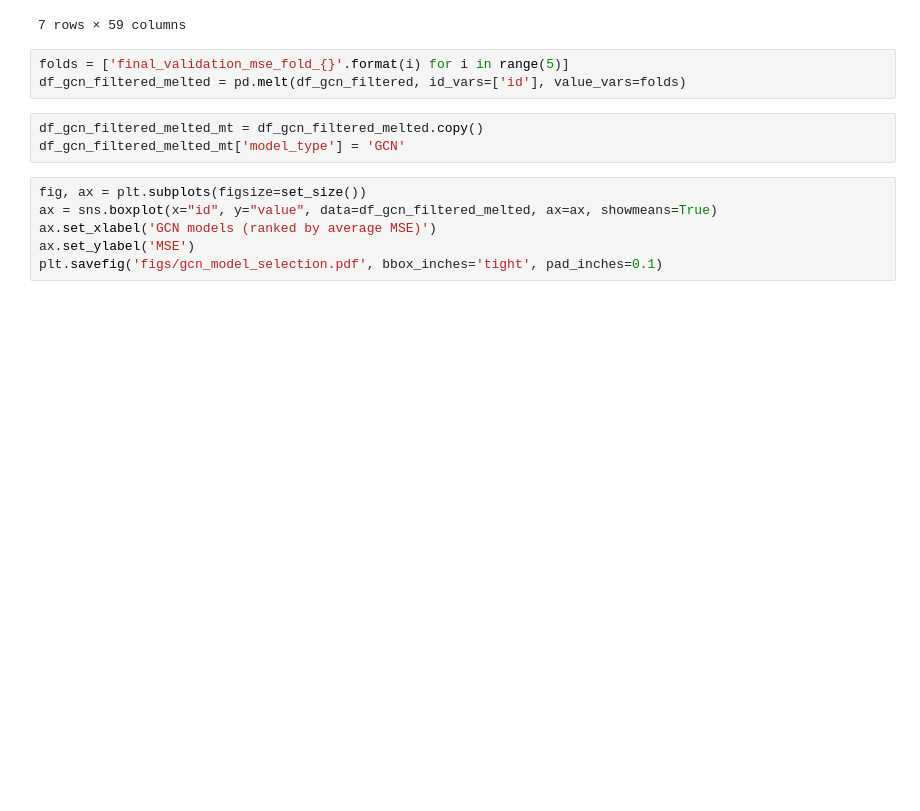
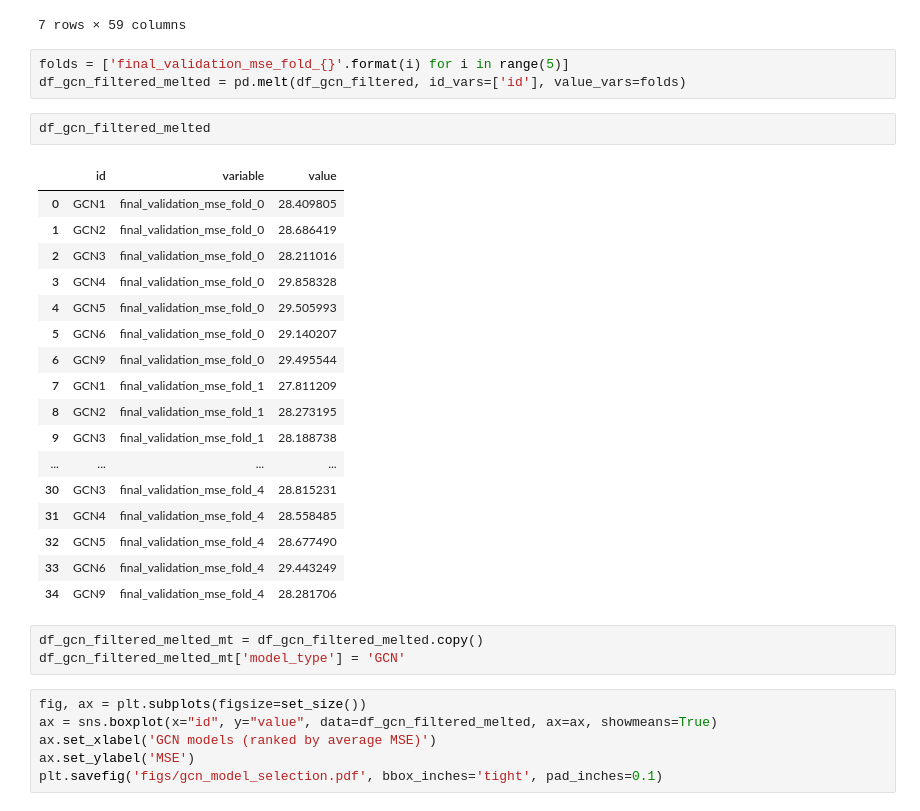
Before and after one commit to kamilest/brain-age-gnn, a Jupyter notebook: notebooks/model_selection.ipynb, the cells around one changed output. Drawn from its saved outputs; the diff is of its cells as text; blank space fills up the shorter version.

```diff
--- a/notebooks/model_selection.ipynb
+++ b/notebooks/model_selection.ipynb
@@ -142,6 +142,26 @@ df_gcn_filtered
 # %%
 folds = ['final_validation_mse_fold_{}'.format(i) for i in range(5)]
 df_gcn_filtered_melted = pd.melt(df_gcn_filtered, id_vars=['id'], value_vars=folds)
+# %%
+df_gcn_filtered_melted
+# %% [output]
+|  | id | variable | value |
+| 0 | GCN1 | final_validation_mse_fold_0 | 28.409805 |
+| 1 | GCN2 | final_validation_mse_fold_0 | 28.686419 |
+| 2 | GCN3 | final_validation_mse_fold_0 | 28.211016 |
+| 3 | GCN4 | final_validation_mse_fold_0 | 29.858328 |
+| 4 | GCN5 | final_validation_mse_fold_0 | 29.505993 |
+| 5 | GCN6 | final_validation_mse_fold_0 | 29.140207 |
+| 6 | GCN9 | final_validation_mse_fold_0 | 29.495544 |
+| 7 | GCN1 | final_validation_mse_fold_1 | 27.811209 |
+| 8 | GCN2 | final_validation_mse_fold_1 | 28.273195 |
+| 9 | GCN3 | final_validation_mse_fold_1 | 28.188738 |
+| ... | ... | ... | ... |
+| 30 | GCN3 | final_validation_mse_fold_4 | 28.815231 |
+| 31 | GCN4 | final_validation_mse_fold_4 | 28.558485 |
+| 32 | GCN5 | final_validation_mse_fold_4 | 28.677490 |
+| 33 | GCN6 | final_validation_mse_fold_4 | 29.443249 |
+| 34 | GCN9 | final_validation_mse_fold_4 | 28.281706 |
 # %%
 df_gcn_filtered_melted_mt = df_gcn_filtered_melted.copy()
 df_gcn_filtered_melted_mt['model_type'] = 'GCN'
```
Also changed, not shown: parts of 7 cells of this notebook.
